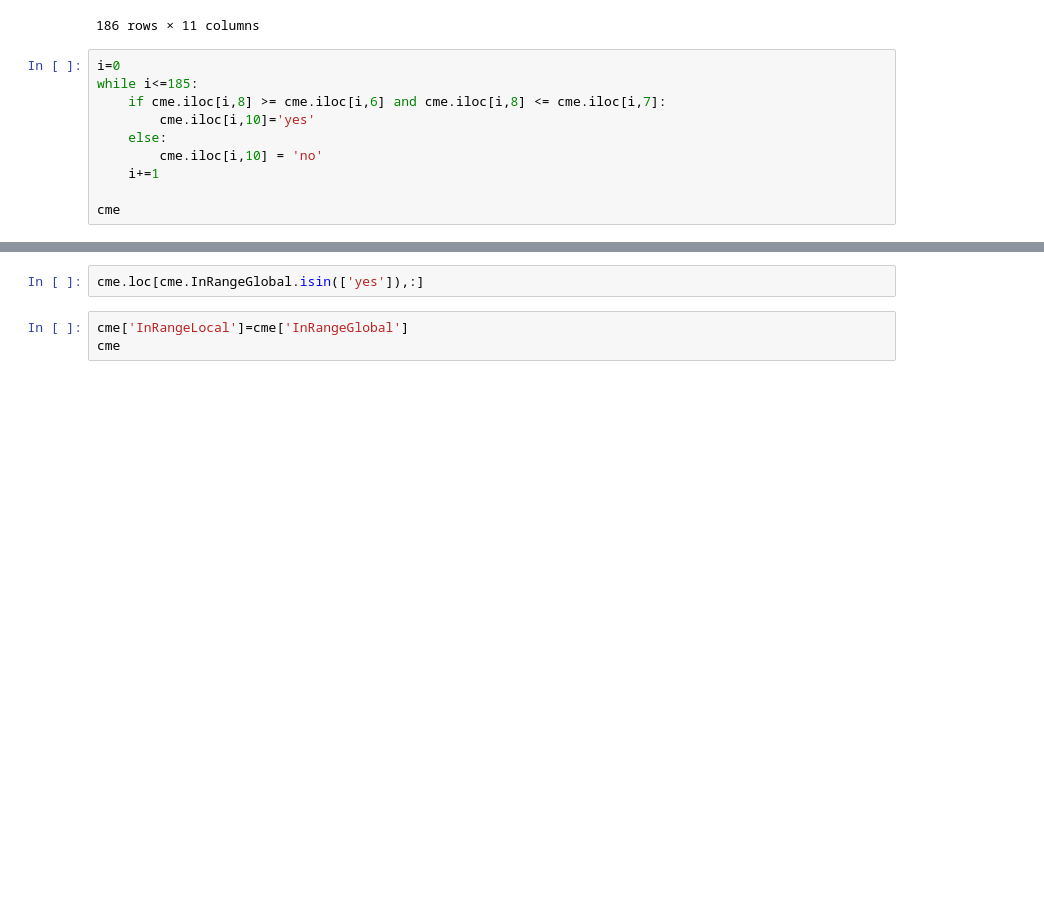
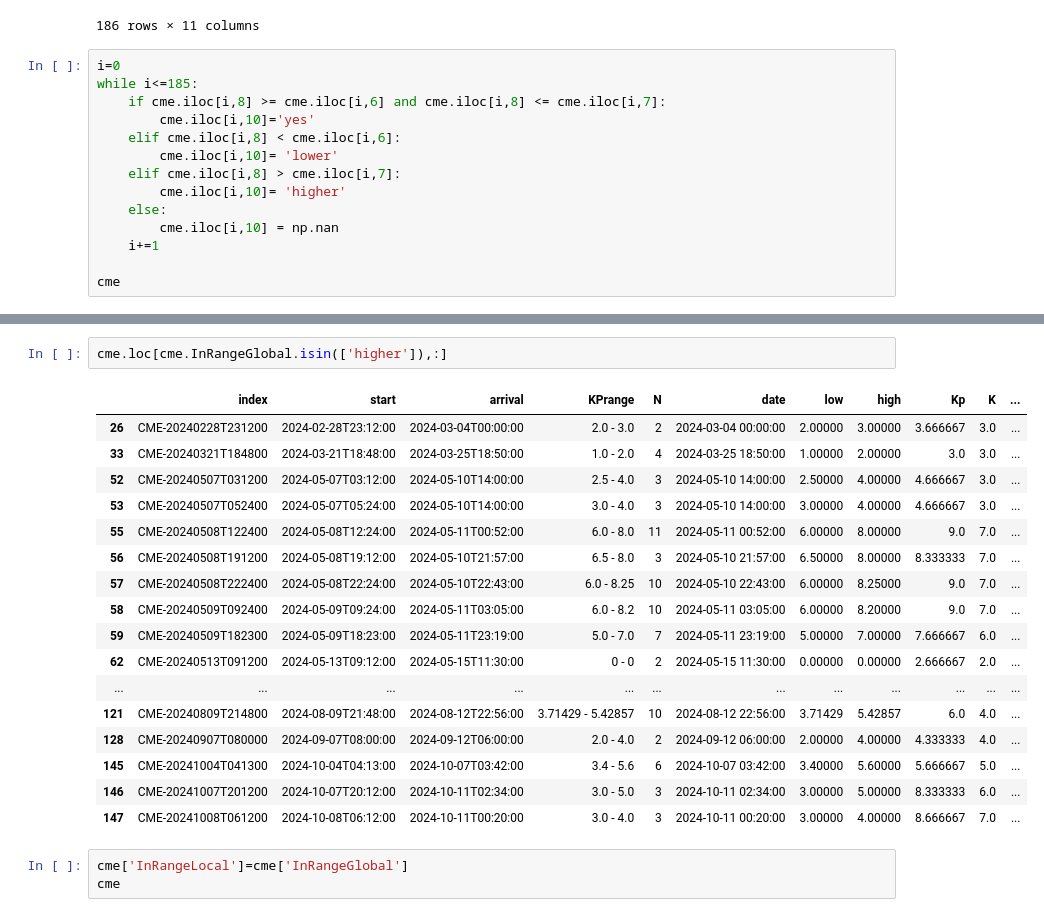
Before and after one commit to marinaserracabra/Basic-coding, a Jupyter notebook: compare_predictions_Kp.ipynb, the cells around one changed output, grey strips where cells are left out. Drawn from its saved outputs; the diff is of its cells as text; blank space fills up the shorter version.

```diff
--- a/compare_predictions_Kp.ipynb
+++ b/compare_predictions_Kp.ipynb
@@ -631,8 +631,12 @@ i=0
 while i<=185:
     if cme.iloc[i,8] >= cme.iloc[i,6] and cme.iloc[i,8] <= cme.iloc[i,7]:
         cme.iloc[i,10]='yes'
+    elif cme.iloc[i,8] < cme.iloc[i,6]:
+        cme.iloc[i,10]= 'lower'
+    elif cme.iloc[i,8] > cme.iloc[i,7]:
+        cme.iloc[i,10]= 'higher'
     else:
-        cme.iloc[i,10] = 'no'
+        cme.iloc[i,10] = np.nan
     i+=1
 
 cme
@@ -653,5 +657,23 @@ cme
 # %%
-cme.loc[cme.InRangeGlobal.isin(['yes']),:]
+cme.loc[cme.InRangeGlobal.isin(['higher']),:]
+# %% [output]
+|  | index | start | arrival | KPrange | N | date | low | high | Kp | K | ... |
+| 26 | CME-20240228T231200 | 2024-02-28T23:12:00 | 2024-03-04T00:00:00 | 2.0 - 3.0 | 2 | 2024-03-04 00:00:00 | 2.00000 | 3.00000 | 3.666667 | 3.0 | ... |
+| 33 | CME-20240321T184800 | 2024-03-21T18:48:00 | 2024-03-25T18:50:00 | 1.0 - 2.0 | 4 | 2024-03-25 18:50:00 | 1.00000 | 2.00000 | 3.0 | 3.0 | ... |
+| 52 | CME-20240507T031200 | 2024-05-07T03:12:00 | 2024-05-10T14:00:00 | 2.5 - 4.0 | 3 | 2024-05-10 14:00:00 | 2.50000 | 4.00000 | 4.666667 | 3.0 | ... |
+| 53 | CME-20240507T052400 | 2024-05-07T05:24:00 | 2024-05-10T14:00:00 | 3.0 - 4.0 | 3 | 2024-05-10 14:00:00 | 3.00000 | 4.00000 | 4.666667 | 3.0 | ... |
+| 55 | CME-20240508T122400 | 2024-05-08T12:24:00 | 2024-05-11T00:52:00 | 6.0 - 8.0 | 11 | 2024-05-11 00:52:00 | 6.00000 | 8.00000 | 9.0 | 7.0 | ... |
+| 56 | CME-20240508T191200 | 2024-05-08T19:12:00 | 2024-05-10T21:57:00 | 6.5 - 8.0 | 3 | 2024-05-10 21:57:00 | 6.50000 | 8.00000 | 8.333333 | 7.0 | ... |
+| 57 | CME-20240508T222400 | 2024-05-08T22:24:00 | 2024-05-10T22:43:00 | 6.0 - 8.25 | 10 | 2024-05-10 22:43:00 | 6.00000 | 8.25000 | 9.0 | 7.0 | ... |
+| 58 | CME-20240509T092400 | 2024-05-09T09:24:00 | 2024-05-11T03:05:00 | 6.0 - 8.2 | 10 | 2024-05-11 03:05:00 | 6.00000 | 8.20000 | 9.0 | 7.0 | ... |
+| 59 | CME-20240509T182300 | 2024-05-09T18:23:00 | 2024-05-11T23:19:00 | 5.0 - 7.0 | 7 | 2024-05-11 23:19:00 | 5.00000 | 7.00000 | 7.666667 | 6.0 | ... |
+| 62 | CME-20240513T091200 | 2024-05-13T09:12:00 | 2024-05-15T11:30:00 | 0 - 0 | 2 | 2024-05-15 11:30:00 | 0.00000 | 0.00000 | 2.666667 | 2.0 | ... |
+| ... | ... | ... | ... | ... | ... | ... | ... | ... | ... | ... | ... |
+| 121 | CME-20240809T214800 | 2024-08-09T21:48:00 | 2024-08-12T22:56:00 | 3.71429 - 5.42857 | 10 | 2024-08-12 22:56:00 | 3.71429 | 5.42857 | 6.0 | 4.0 | ... |
+| 128 | CME-20240907T080000 | 2024-09-07T08:00:00 | 2024-09-12T06:00:00 | 2.0 - 4.0 | 2 | 2024-09-12 06:00:00 | 2.00000 | 4.00000 | 4.333333 | 4.0 | ... |
+| 145 | CME-20241004T041300 | 2024-10-04T04:13:00 | 2024-10-07T03:42:00 | 3.4 - 5.6 | 6 | 2024-10-07 03:42:00 | 3.40000 | 5.60000 | 5.666667 | 5.0 | ... |
+| 146 | CME-20241007T201200 | 2024-10-07T20:12:00 | 2024-10-11T02:34:00 | 3.0 - 5.0 | 3 | 2024-10-11 02:34:00 | 3.00000 | 5.00000 | 8.333333 | 6.0 | ... |
+| 147 | CME-20241008T061200 | 2024-10-08T06:12:00 | 2024-10-11T00:20:00 | 3.0 - 4.0 | 3 | 2024-10-11 00:20:00 | 3.00000 | 4.00000 | 8.666667 | 7.0 | ... |
 # %%
 cme['InRangeLocal']=cme['InRangeGlobal']
 cme
```
Also changed, not shown: parts of 3 cells of this notebook, 2 other files.
